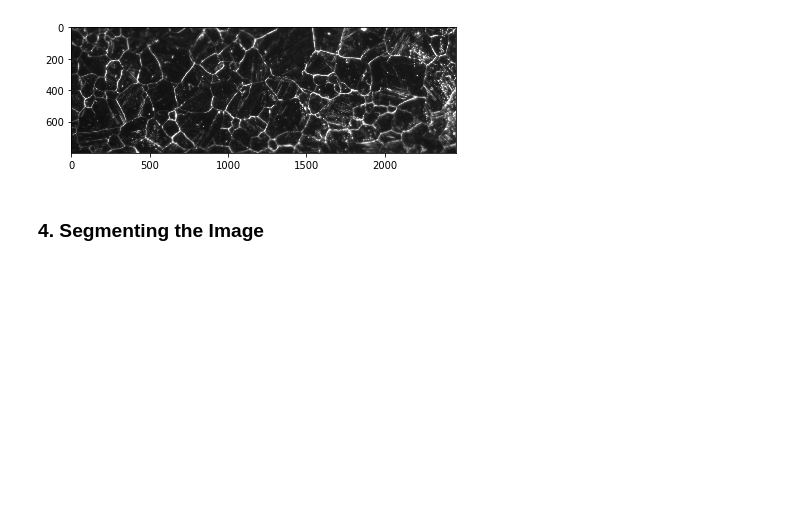
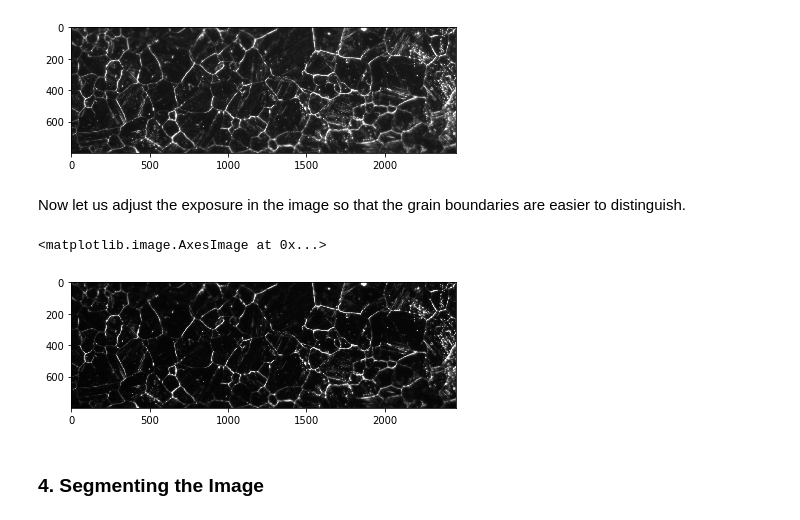
Before and after one commit to MATS64662-2020-Group-1/Image-Processing, a Jupyter notebook: testcase_IP_V2.0.ipynb, the cells around one changed output. Cells and saved outputs as stored; diff of their text form; code cells hidden in the pictures; blank space fills up the shorter version.

```diff
--- a/testcase_IP_V2.0.ipynb
+++ b/testcase_IP_V2.0.ipynb
@@ -54,6 +55,14 @@ io.imshow(image)
 # %% [output]
 <matplotlib.image.AxesImage at 0x...>
 [figure]
+# %% [markdown]
+Now let us adjust the exposure in the image so that the grain boundaries are easier to distinguish.
+# %%
+image = exposure.adjust_gamma(img,1.5)
+io.imshow(image)
+# %% [output]
+<matplotlib.image.AxesImage at 0x...>
+[figure, added]
 # %% [markdown]
 ### 4. Segmenting the Image
 # %% [markdown]
```
Also changed, not shown: parts of 10 cells of this notebook.
